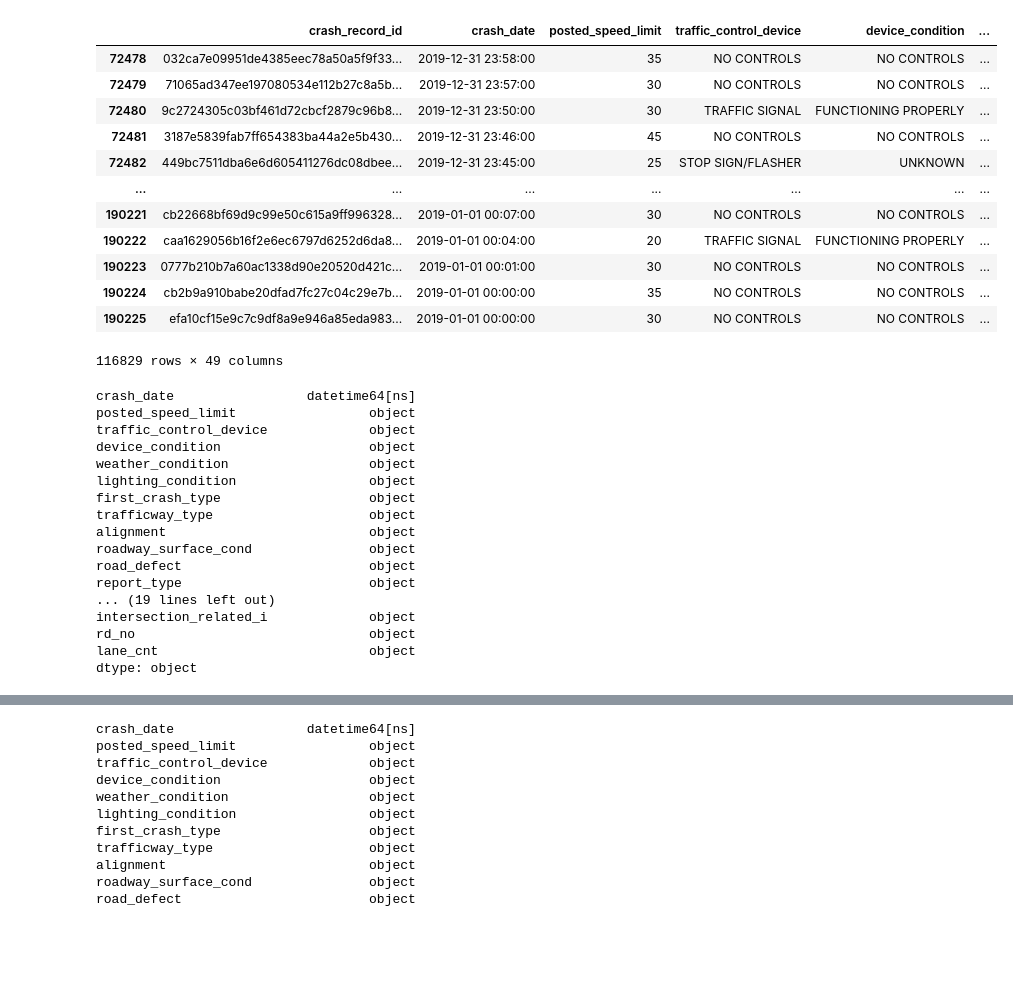
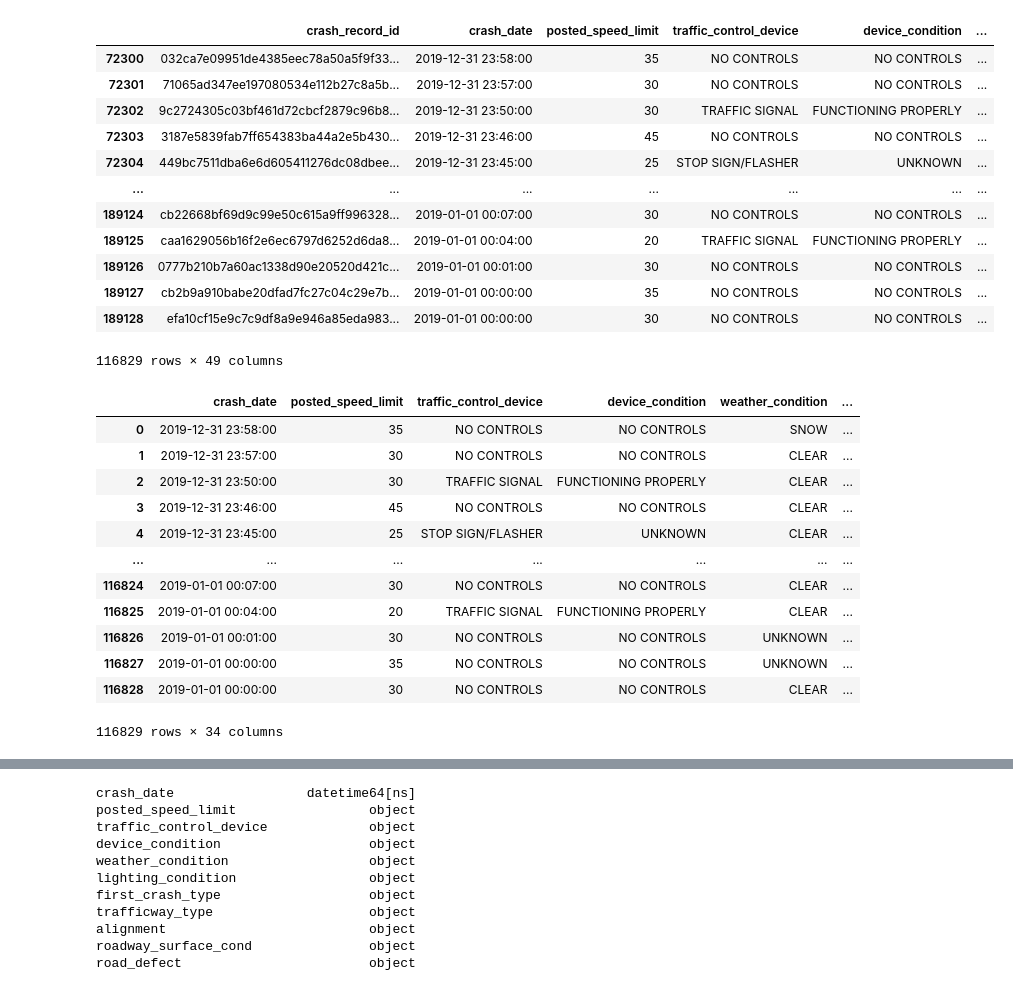
Before and after one commit to PhysicsGlitch/Geomap_Project, a Jupyter notebook: data_exploration_merged.ipynb, the cells around one changed output, grey strips where cells are left out. Cells and saved outputs as stored; diff of their text form; code cells hidden in the pictures; blank space fills up the shorter version.

```diff
--- a/data_exploration_merged.ipynb
+++ b/data_exploration_merged.ipynb
@@ -84,5 +63,0 @@ dtype: object
-# %%
-results_df = results_df.dropna(subset = ['beat_of_occurrence'])
-results_df = results_df.dropna(subset = ['latitude'])
-results_df = results_df.dropna(subset = ['longitude'])
-results_df
@@ -102,0 +64,9 @@ results_df
+# %%
+## CLEAN UP CRASHES DF ** DELETE NaN values in beats, lat/long, remove lat/long with 0 value ** this is key for the MERGE later
+results_nadrop_df = results_df.dropna(subset = ['beat_of_occurrence', 'latitude', 'longitude'])
+# results_df = results_df.dropna(subset = ['latitude'])
+# results_df = results_df.dropna(subset = ['longitude'])
+# results_nazero_df = results_nadrop_df[results_nadrop_df.latitude != 0]
+# results_nazero_df = results_nazero_df[results_nazero_df.longitude != 0]
+results_clean = results_nadrop_df.drop_duplicates(subset='crash_record_id', keep="first")
+results_clean
@@ -102,0 +87,10 @@ results_df
+# %%
+# lat_haszeros = results_clean[results_clean['latitude'] == 0].index
+# results_clean.drop(lat_haszeros, inplace=True)
+# lon_haszeros = results_clean[results_clean['longitude'] == 0].index
+# results_clean.drop(lon_haszeros, inplace=True)
+# results_clean
+results_clean.drop(results_clean.loc[results_clean['latitude']==0].index, inplace=True)
+results_clean.drop(results_clean.loc[results_clean['longitude']==0].index, inplace=True)
+results_clean = results_clean.reset_index(drop=True)
+results_clean
@@ -103,21 +111,21 @@ results_df
 # %%
-results_df['crash_date'] = pd.to_datetime(results_df['crash_date'])
+results_clean['crash_date'] = pd.to_datetime(results_clean['crash_date'])
 # %%
-results_df2019 = results_df[results_df['crash_date'].dt.year == 2019]
+results_df2019 = results_clean[results_clean['crash_date'].dt.year == 2019]
 results_df2019
 # %% [output]
 |  | crash_record_id | crash_date | posted_speed_limit | traffic_control_device | device_condition | ... |
-| 72478 | 032ca7e09951de4385eec78a50a5f9f33... | 2019-12-31 23:58:00 | 35 | NO CONTROLS | NO CONTROLS | ... |
-| 72479 | 71065ad347ee197080534e112b27c8a5b... | 2019-12-31 23:57:00 | 30 | NO CONTROLS | NO CONTROLS | ... |
-| 72480 | 9c2724305c03bf461d72cbcf2879c96b8... | 2019-12-31 23:50:00 | 30 | TRAFFIC SIGNAL | FUNCTIONING PROPERLY | ... |
-| 72481 | 3187e5839fab7ff654383ba44a2e5b430... | 2019-12-31 23:46:00 | 45 | NO CONTROLS | NO CONTROLS | ... |
-| 72482 | 449bc7511dba6e6d605411276dc08dbee... | 2019-12-31 23:45:00 | 25 | STOP SIGN/FLASHER | UNKNOWN | ... |
+| 72300 | 032ca7e09951de4385eec78a50a5f9f33... | 2019-12-31 23:58:00 | 35 | NO CONTROLS | NO CONTROLS | ... |
+| 72301 | 71065ad347ee197080534e112b27c8a5b... | 2019-12-31 23:57:00 | 30 | NO CONTROLS | NO CONTROLS | ... |
+| 72302 | 9c2724305c03bf461d72cbcf2879c96b8... | 2019-12-31 23:50:00 | 30 | TRAFFIC SIGNAL | FUNCTIONING PROPERLY | ... |
+| 72303 | 3187e5839fab7ff654383ba44a2e5b430... | 2019-12-31 23:46:00 | 45 | NO CONTROLS | NO CONTROLS | ... |
+| 72304 | 449bc7511dba6e6d605411276dc08dbee... | 2019-12-31 23:45:00 | 25 | STOP SIGN/FLASHER | UNKNOWN | ... |
 | ... | ... | ... | ... | ... | ... | ... |
-| 190221 | cb22668bf69d9c99e50c615a9ff996328... | 2019-01-01 00:07:00 | 30 | NO CONTROLS | NO CONTROLS | ... |
-| 190222 | caa1629056b16f2e6ec6797d6252d6da8... | 2019-01-01 00:04:00 | 20 | TRAFFIC SIGNAL | FUNCTIONING PROPERLY | ... |
-| 190223 | 0777b210b7a60ac1338d90e20520d421c... | 2019-01-01 00:01:00 | 30 | NO CONTROLS | NO CONTROLS | ... |
-| 190224 | cb2b9a910babe20dfad7fc27c04c29e7b... | 2019-01-01 00:00:00 | 35 | NO CONTROLS | NO CONTROLS | ... |
-| 190225 | efa10cf15e9c7c9df8a9e946a85eda983... | 2019-01-01 00:00:00 | 30 | NO CONTROLS | NO CONTROLS | ... |
+| 189124 | cb22668bf69d9c99e50c615a9ff996328... | 2019-01-01 00:07:00 | 30 | NO CONTROLS | NO CONTROLS | ... |
+| 189125 | caa1629056b16f2e6ec6797d6252d6da8... | 2019-01-01 00:04:00 | 20 | TRAFFIC SIGNAL | FUNCTIONING PROPERLY | ... |
+| 189126 | 0777b210b7a60ac1338d90e20520d421c... | 2019-01-01 00:01:00 | 30 | NO CONTROLS | NO CONTROLS | ... |
+| 189127 | cb2b9a910babe20dfad7fc27c04c29e7b... | 2019-01-01 00:00:00 | 35 | NO CONTROLS | NO CONTROLS | ... |
+| 189128 | efa10cf15e9c7c9df8a9e946a85eda983... | 2019-01-01 00:00:00 | 30 | NO CONTROLS | NO CONTROLS | ... |
 116829 rows × 49 columns
 # %%
 crashes = results_df2019.drop(columns=['crash_record_id', 'location', 'injuries_unknown', 'injuries_incapacitating', 'injuries_no_indication', 'injuries_reported_not_evident', 'injuries_non_incapacitating', 'private_property_i', 'crash_date_est_i', 'statements_taken_i', 'photos_taken_i', 'work_zone_i', 'work_zone_type', 'workers_present_i', 'dooring_i'])
@@ -126,20 +136,16 @@ crashes.rename(columns={"beat_of_occurrence": "Beat"}, inplace = True)
 # %%
-crashes.dtypes
+crashes
 # %% [output]
+|  | crash_date | posted_speed_limit | traffic_control_device | device_condition | weather_condition | ... |
+| 0 | 2019-12-31 23:58:00 | 35 | NO CONTROLS | NO CONTROLS | SNOW | ... |
+| 1 | 2019-12-31 23:57:00 | 30 | NO CONTROLS | NO CONTROLS | CLEAR | ... |
+| 2 | 2019-12-31 23:50:00 | 30 | TRAFFIC SIGNAL | FUNCTIONING PROPERLY | CLEAR | ... |
+| 3 | 2019-12-31 23:46:00 | 45 | NO CONTROLS | NO CONTROLS | CLEAR | ... |
+| 4 | 2019-12-31 23:45:00 | 25 | STOP SIGN/FLASHER | UNKNOWN | CLEAR | ... |
+| ... | ... | ... | ... | ... | ... | ... |
+| 116824 | 2019-01-01 00:07:00 | 30 | NO CONTROLS | NO CONTROLS | CLEAR | ... |
+| 116825 | 2019-01-01 00:04:00 | 20 | TRAFFIC SIGNAL | FUNCTIONING PROPERLY | CLEAR | ... |
+| 116826 | 2019-01-01 00:01:00 | 30 | NO CONTROLS | NO CONTROLS | UNKNOWN | ... |
+| 116827 | 2019-01-01 00:00:00 | 35 | NO CONTROLS | NO CONTROLS | UNKNOWN | ... |
+| 116828 | 2019-01-01 00:00:00 | 30 | NO CONTROLS | NO CONTROLS | CLEAR | ... |
-crash_date                 datetime64[ns]
-posted_speed_limit                 object
-traffic_control_device             object
-device_condition                   object
-weather_condition                  object
-lighting_condition                 object
-first_crash_type                   object
-trafficway_type                    object
-alignment                          object
-roadway_surface_cond               object
-road_defect                        object
-report_type                        object
-... (19 lines left out)
-intersection_related_i             object
-rd_no                              object
-lane_cnt                           object
-dtype: object
+116829 rows × 34 columns
```
Also changed, not shown: parts of 22 cells of this notebook, 3 other files.
